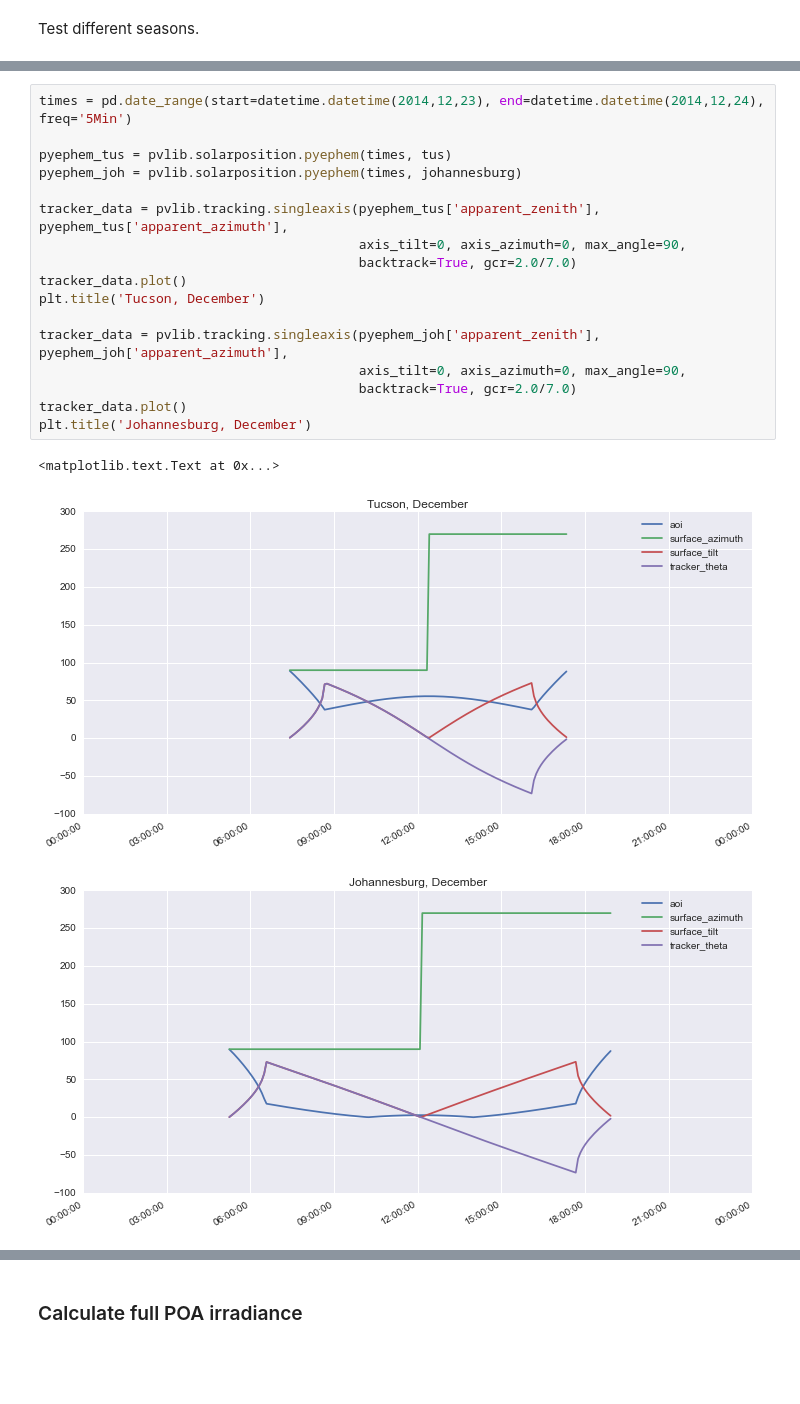
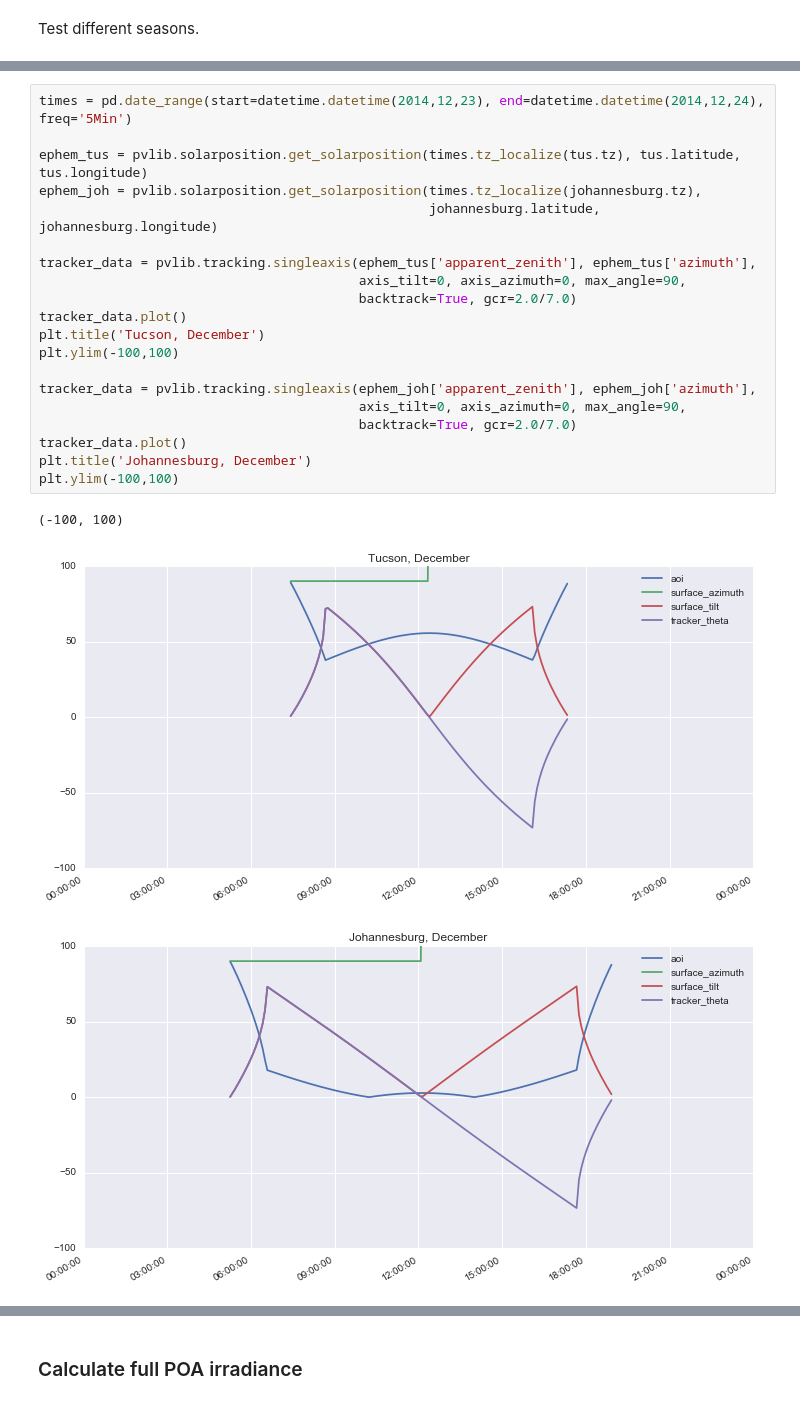
Before and after one commit to pvlib/pvlib-python, a Jupyter notebook: docs/tutorials/tracking.ipynb, the cells around one changed output, grey strips where cells are left out. Drawn from its saved outputs; the diff is of its cells as text; blank space fills up the shorter version.

Commit message:
update tracking tutorial

```diff
--- a/docs/tutorials/tracking.ipynb
+++ b/docs/tutorials/tracking.ipynb
@@ -708,24 +711,27 @@ plt.ylim(-100,100)
 # %%
 times = pd.date_range(start=datetime.datetime(2014,12,23), end=datetime.datetime(2014,12,24), freq='5Min')
 
-pyephem_tus = pvlib.solarposition.pyephem(times, tus)
-pyephem_joh = pvlib.solarposition.pyephem(times, johannesburg)
+ephem_tus = pvlib.solarposition.get_solarposition(times.tz_localize(tus.tz), tus.latitude, tus.longitude)
+ephem_joh = pvlib.solarposition.get_solarposition(times.tz_localize(johannesburg.tz),
+                                                  johannesburg.latitude, johannesburg.longitude)
 
-tracker_data = pvlib.tracking.singleaxis(pyephem_tus['apparent_zenith'], pyephem_tus['apparent_azimuth'],
+tracker_data = pvlib.tracking.singleaxis(ephem_tus['apparent_zenith'], ephem_tus['azimuth'],
                                          axis_tilt=0, axis_azimuth=0, max_angle=90,
                                          backtrack=True, gcr=2.0/7.0)
 tracker_data.plot()
 plt.title('Tucson, December')
+plt.ylim(-100,100)
 
-tracker_data = pvlib.tracking.singleaxis(pyephem_joh['apparent_zenith'], pyephem_joh['apparent_azimuth'],
+tracker_data = pvlib.tracking.singleaxis(ephem_joh['apparent_zenith'], ephem_joh['azimuth'],
                                          axis_tilt=0, axis_azimuth=0, max_angle=90,
                                          backtrack=True, gcr=2.0/7.0)
 tracker_data.plot()
 plt.title('Johannesburg, December')
+plt.ylim(-100,100)
 # %% [output]
-<matplotlib.text.Text at 0x...>
+(-100, 100)
-[figure, old version]
+[figure, new version]
-[figure, old version]
+[figure, new version]
 # %%
 times = pd.date_range(start=datetime.datetime(2014,12,23), end=datetime.datetime(2014,12,24), freq='5Min')
 
```
Also changed, not shown: parts of 50 cells of this notebook.
